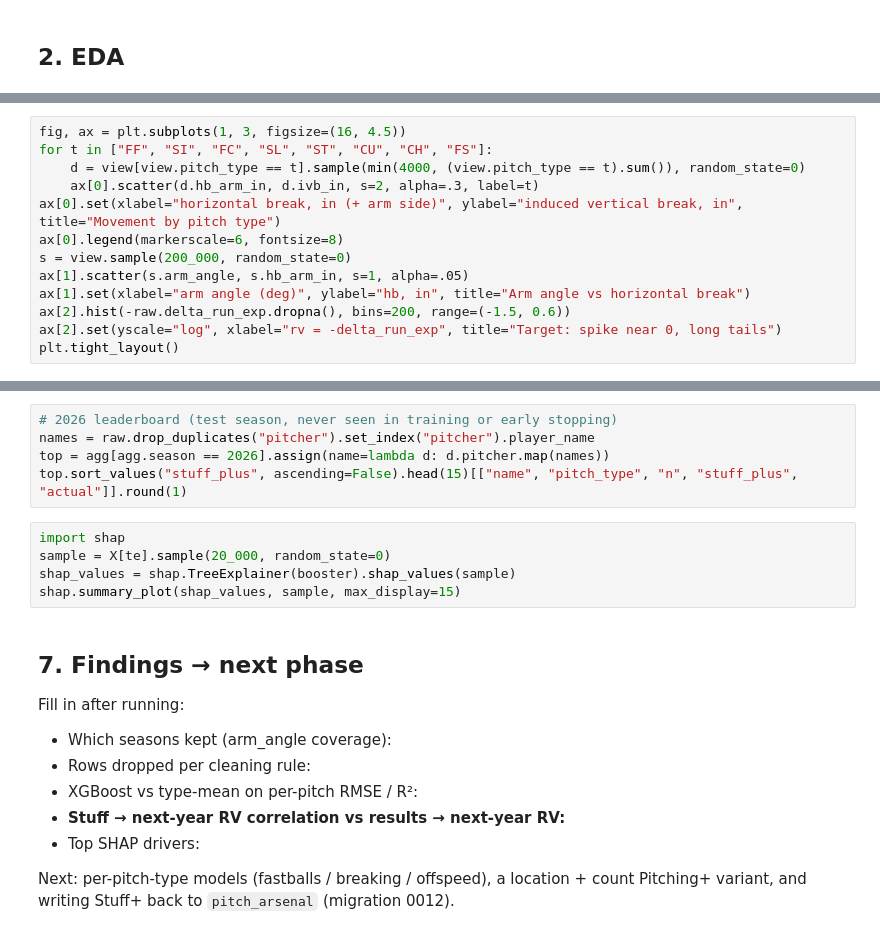
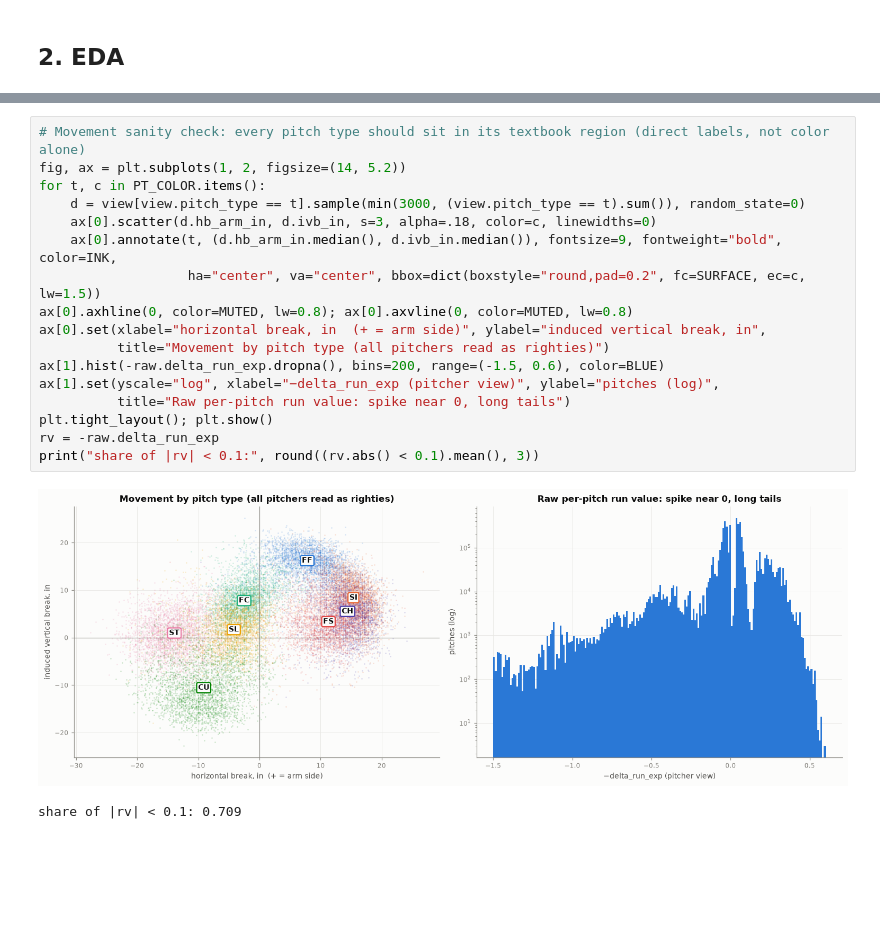
Before and after one commit to karthikiyer365/SportSignal, a Jupyter notebook: Baseball Analytics/pitch-quality/pitch_quality_baseline.ipynb, the cells around one changed output, grey strips where cells are left out. Saved outputs shown, nothing was run; the diff lists cells and outputs as text; blank space fills up the shorter version.

```diff
--- a/Baseball Analytics/pitch-quality/pitch_quality_baseline.ipynb
+++ b/Baseball Analytics/pitch-quality/pitch_quality_baseline.ipynb
@@ -59,13 +120,0 @@ view[view.pitch_type.isin(main_types)].groupby("pitch_type")[
-# %%
-fig, ax = plt.subplots(1, 3, figsize=(16, 4.5))
-for t in ["FF", "SI", "FC", "SL", "ST", "CU", "CH", "FS"]:
-    d = view[view.pitch_type == t].sample(min(4000, (view.pitch_type == t).sum()), random_state=0)
-    ax[0].scatter(d.hb_arm_in, d.ivb_in, s=2, alpha=.3, label=t)
-ax[0].set(xlabel="horizontal break, in (+ arm side)", ylabel="induced vertical break, in", title="Movement by pitch type")
-ax[0].legend(markerscale=6, fontsize=8)
-s = view.sample(200_000, random_state=0)
-ax[1].scatter(s.arm_angle, s.hb_arm_in, s=1, alpha=.05)
-ax[1].set(xlabel="arm angle (deg)", ylabel="hb, in", title="Arm angle vs horizontal break")
-ax[2].hist(-raw.delta_run_exp.dropna(), bins=200, range=(-1.5, 0.6))
-ax[2].set(yscale="log", xlabel="rv = -delta_run_exp", title="Target: spike near 0, long tails")
-plt.tight_layout()
@@ -205,21 +121,20 @@ print("stuff year-over-year (2025 -> 2026):     ", round(pairs.stuff_25.corr(pai
-# %%
-# 2026 leaderboard (test season, never seen in training or early stopping)
-names = raw.drop_duplicates("pitcher").set_index("pitcher").player_name
-top = agg[agg.season == 2026].assign(name=lambda d: d.pitcher.map(names))
-top.sort_values("stuff_plus", ascending=False).head(15)[["name", "pitch_type", "n", "stuff_plus", "actual"]].round(1)
-# %%
-import shap
-sample = X[te].sample(20_000, random_state=0)
-shap_values = shap.TreeExplainer(booster).shap_values(sample)
-shap.summary_plot(shap_values, sample, max_display=15)
-# %% [markdown]
-## 7. Findings → next phase
-
-Fill in after running:
-- Which seasons kept (arm_angle coverage):
-- Rows dropped per cleaning rule:
-- XGBoost vs type-mean on per-pitch RMSE / R²:
-- **Stuff → next-year RV correlation vs results → next-year RV:**
-- Top SHAP drivers:
-
-Next: per-pitch-type models (fastballs / breaking / offspeed), a location + count Pitching+ variant, and writing Stuff+ back to `pitch_arsenal` (migration 0012).
+# %%
+# Movement sanity check: every pitch type should sit in its textbook region (direct labels, not color alone)
+fig, ax = plt.subplots(1, 2, figsize=(14, 5.2))
+for t, c in PT_COLOR.items():
+    d = view[view.pitch_type == t].sample(min(3000, (view.pitch_type == t).sum()), random_state=0)
+    ax[0].scatter(d.hb_arm_in, d.ivb_in, s=3, alpha=.18, color=c, linewidths=0)
+    ax[0].annotate(t, (d.hb_arm_in.median(), d.ivb_in.median()), fontsize=9, fontweight="bold", color=INK,
+                   ha="center", va="center", bbox=dict(boxstyle="round,pad=0.2", fc=SURFACE, ec=c, lw=1.5))
+ax[0].axhline(0, color=MUTED, lw=0.8); ax[0].axvline(0, color=MUTED, lw=0.8)
+ax[0].set(xlabel="horizontal break, in  (+ = arm side)", ylabel="induced vertical break, in",
+          title="Movement by pitch type (all pitchers read as righties)")
+ax[1].hist(-raw.delta_run_exp.dropna(), bins=200, range=(-1.5, 0.6), color=BLUE)
+ax[1].set(yscale="log", xlabel="−delta_run_exp (pitcher view)", ylabel="pitches (log)",
+          title="Raw per-pitch run value: spike near 0, long tails")
+plt.tight_layout(); plt.show()
+rv = -raw.delta_run_exp
+print("share of |rv| < 0.1:", round((rv.abs() < 0.1).mean(), 3))
+# %% [output]
+[figure, added]
+share of |rv| < 0.1: 0.709
```
Also changed, not shown: parts of 45 cells of this notebook, 3 other files.
